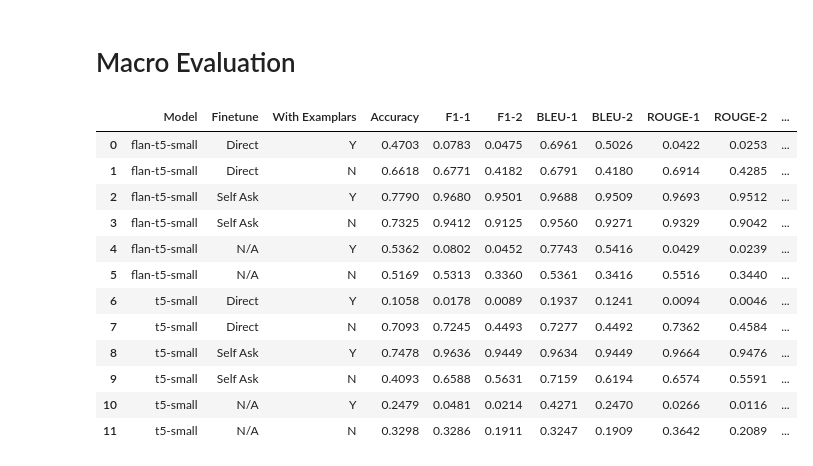
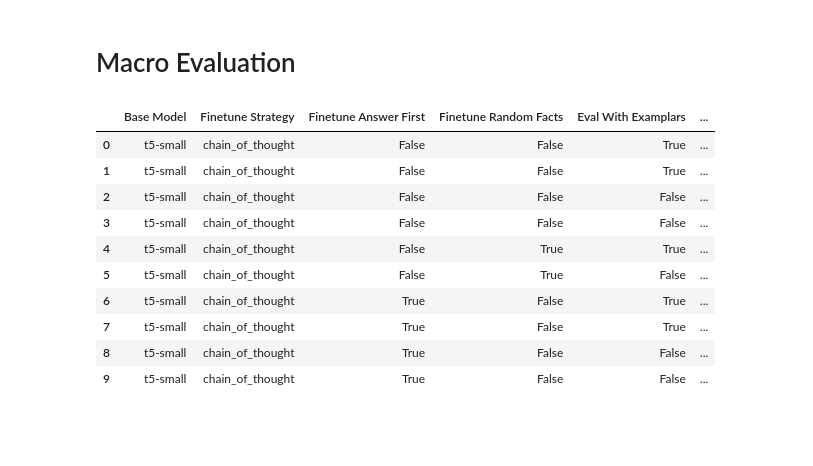
Before and after one commit to RichardMathewsII/compositional-reasoning-finetuning, a Jupyter notebook: Evaluation.ipynb, the cells around one changed output. Saved outputs shown, nothing was run; the diff lists cells and outputs as text; code cells hidden in the pictures; blank space fills up the shorter version.

```diff
--- a/Evaluation.ipynb
+++ b/Evaluation.ipynb
@@ -211,63 +211,80 @@ pd.DataFrame(results["micro_results"])
 import os, json
 import pandas as pd
 
 path_to_json = './results'
 
 json_files = [pos_json for pos_json in sorted(os.listdir(path_to_json)) if pos_json.endswith('.json')]
 
-jsons_data = pd.DataFrame(columns=['Model', 'Finetune', 'With Examplars', 'Accuracy', 'F1-1', 'F1-2', 'BLEU-1', 'BLEU-2', 'ROUGE-1', 'ROUGE-2', 'ROUGE-L'])
-
+jsons_data = pd.DataFrame(columns=['Base Model', 'Finetune Strategy', 'Finetune Answer First', 'Finetune Random Facts', 'Eval With Examplars', 'Eval Answer First', 'Eval Random Facts', 'Accuracy', 'F1-1', 'F1-2', 'BLEU-1', 'BLEU-2', 'ROUGE-1', 'ROUGE-2', 'ROUGE-L'])
+i = 0
 for index, js in enumerate(json_files):
     with open(os.path.join(path_to_json, js)) as json_file:
+        if "responses" in json_file.name:
+            continue
+
         json_text = json.load(json_file)
 
+
         # Get rid of unnecessary filename and extension.
-        js = js.replace("-results.json", "")
+        # js = js.replace("-results.json", "")
+        js = js.split('-')
+        base_model = '-'.join(js[:2])
+        finetune_strategy = js[2]
+        finetune_answer_first = js[3].split('=')[1]
+        finetune_random_facts = js[4].split('=')[1]
+        eval_with_examplars = (js[12] == 'with') if 'on' in js else (js[5] == 'with')
+        eval_answer_first = js[10].split('=')[1] if 'on' in js else finetune_answer_first
+        eval_random_facts = js[11].split('=')[1] if 'on' in js else finetune_random_facts
 
-        # Mark "With Examplars" column
-        if ("-with-examplars" in js):
-            model = js.replace("-with-examplars", "")
-            examplars = 'Y'
-        else:
-            model = js.replace("-without-examplars", "")
-            examplars = 'N'
 
-        # Mark "Finetune" column
-        if ("-direct" in model):
-            model = model.replace("-direct", "")
-            fine_tune = "Direct"
-        elif ("-self-ask" in model):
-            model = model.replace("-self-ask", "")
-            fine_tune = "Self Ask"
-        else:
-            fine_tune = "N/A"
+        # # Mark "With Examplars" column
+        # if ("-with-examplars" in js):
+        #     model = js.replace("-with-examplars", "")
+        #     examplars = 'Y'
+        # else:
+        #     model = js.replace("-without-examplars", "")
+        #     examplars = 'N'
+
+        # # Mark "Finetune" column
+        # if ("-direct" in model):
+        #     model = model.replace("-direct", "")
+        #     fine_tune = "Direct"
+        # elif ("-self_ask" in model):
+        #     model = model.replace("-self-ask", "")
+        #     fine_tune = "Self Ask"
+        # elif ("-chain_of_thought" in model):
+        #     model = model.replace("-chain_of_thought", "")
+        #     fine_tune = "Chain of Thought"
+        # else:
+        #     fine_tune = "N/A"
 
         # Build data frame row
         accuracy = json_text['macro_results']['accuracy']
         f1_1 = json_text['macro_results']['F1-1']
         f1_2 = json_text['macro_results']['F1-2']
         bleu_1 = json_text['macro_results']['bleu-1']
         bleu_2 = json_text['macro_results']['bleu-2']
         rouge_1 = json_text['macro_results']['rouge-1']
         rouge_2 = json_text['macro_results']['rouge-2']
         rouge_L = json_text['macro_results']['rouge-L']
 
         # Add row to data frame
-        jsons_data.loc[index] = [model, fine_tune, examplars, accuracy, f1_1, f1_2, bleu_1, bleu_2, rouge_1, rouge_2, rouge_L]
+        # jsons_data.loc[index] = [model, fine_tune, examplars, accuracy, f1_1, f1_2, bleu_1, bleu_2, rouge_1, rouge_2, rouge_L]
+
+        jsons_data.loc[i] = [base_model, finetune_strategy, finetune_answer_first, finetune_random_facts, eval_with_examplars, eval_answer_first, eval_random_facts, accuracy, f1_1, f1_2, bleu_1, bleu_2, rouge_1, rouge_2, rouge_L]
+        i += 1
 
 # print result
 jsons_data
 # %% [output]
-|  | Model | Finetune | With Examplars | Accuracy | F1-1 | F1-2 | BLEU-1 | BLEU-2 | ROUGE-1 | ROUGE-2 | ... |
-| 0 | flan-t5-small | Direct | Y | 0.4703 | 0.0783 | 0.0475 | 0.6961 | 0.5026 | 0.0422 | 0.0253 | ... |
-| 1 | flan-t5-small | Direct | N | 0.6618 | 0.6771 | 0.4182 | 0.6791 | 0.4180 | 0.6914 | 0.4285 | ... |
-| 2 | flan-t5-small | Self Ask | Y | 0.7790 | 0.9680 | 0.9501 | 0.9688 | 0.9509 | 0.9693 | 0.9512 | ... |
-| 3 | flan-t5-small | Self Ask | N | 0.7325 | 0.9412 | 0.9125 | 0.9560 | 0.9271 | 0.9329 | 0.9042 | ... |
-| 4 | flan-t5-small | N/A | Y | 0.5362 | 0.0802 | 0.0452 | 0.7743 | 0.5416 | 0.0429 | 0.0239 | ... |
-| 5 | flan-t5-small | N/A | N | 0.5169 | 0.5313 | 0.3360 | 0.5361 | 0.3416 | 0.5516 | 0.3440 | ... |
-| 6 | t5-small | Direct | Y | 0.1058 | 0.0178 | 0.0089 | 0.1937 | 0.1241 | 0.0094 | 0.0046 | ... |
-| 7 | t5-small | Direct | N | 0.7093 | 0.7245 | 0.4493 | 0.7277 | 0.4492 | 0.7362 | 0.4584 | ... |
-| 8 | t5-small | Self Ask | Y | 0.7478 | 0.9636 | 0.9449 | 0.9634 | 0.9449 | 0.9664 | 0.9476 | ... |
-| 9 | t5-small | Self Ask | N | 0.4093 | 0.6588 | 0.5631 | 0.7159 | 0.6194 | 0.6574 | 0.5591 | ... |
-| 10 | t5-small | N/A | Y | 0.2479 | 0.0481 | 0.0214 | 0.4271 | 0.2470 | 0.0266 | 0.0116 | ... |
-| 11 | t5-small | N/A | N | 0.3298 | 0.3286 | 0.1911 | 0.3247 | 0.1909 | 0.3642 | 0.2089 | ... |
+|  | Base Model | Finetune Strategy | Finetune Answer First | Finetune Random Facts | Eval With Examplars | ... |
+| 0 | t5-small | chain_of_thought | False | False | True | ... |
+| 1 | t5-small | chain_of_thought | False | False | True | ... |
+| 2 | t5-small | chain_of_thought | False | False | False | ... |
+| 3 | t5-small | chain_of_thought | False | False | False | ... |
+| 4 | t5-small | chain_of_thought | False | True | True | ... |
+| 5 | t5-small | chain_of_thought | False | True | False | ... |
+| 6 | t5-small | chain_of_thought | True | False | True | ... |
+| 7 | t5-small | chain_of_thought | True | False | True | ... |
+| 8 | t5-small | chain_of_thought | True | False | False | ... |
+| 9 | t5-small | chain_of_thought | True | False | False | ... |
```
Also changed, not shown: 5 other files.
